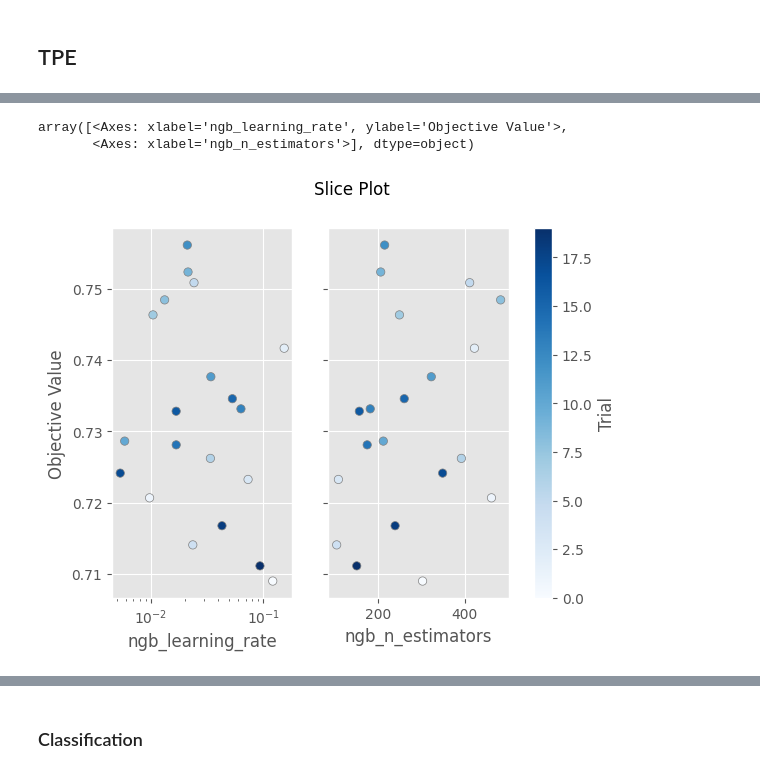
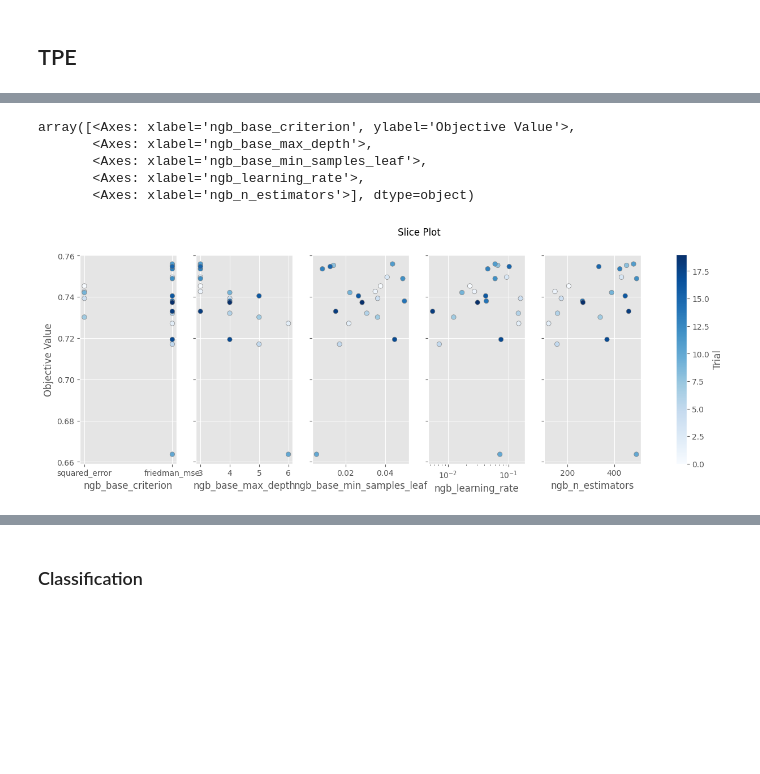
Before and after one commit to InfoAdam1998/Thesis-Project, a Jupyter notebook: ADNI-1 Notebook/model_tuning/multiclass_tuning/ngboost_tpe_tuning_analysis.ipynb, the cells around one changed output, grey strips where cells are left out. Saved outputs shown, nothing was run; the diff lists cells and outputs as text; code cells hidden in the pictures; blank space fills up the shorter version.

```diff
--- a/ADNI-1 Notebook/model_tuning/multiclass_tuning/ngboost_tpe_tuning_analysis.ipynb
+++ b/ADNI-1 Notebook/model_tuning/multiclass_tuning/ngboost_tpe_tuning_analysis.ipynb
@@ -191,12 +207,21 @@ fig = optuna.visualization.matplotlib.plot_optimization_history(study)
 # %%
 optuna.visualization.matplotlib.plot_slice(
     study,
-    params=["ngb_n_estimators", "ngb_learning_rate"],
+    params=[
+        "ngb_n_estimators",
+        "ngb_learning_rate",
+        "ngb_base_max_depth",
+        "ngb_base_criterion",
+        "ngb_base_min_samples_leaf"
+    ],
 )
 # %% [output]
-array([<Axes: xlabel='ngb_learning_rate', ylabel='Objective Value'>,
+array([<Axes: xlabel='ngb_base_criterion', ylabel='Objective Value'>,
+       <Axes: xlabel='ngb_base_max_depth'>,
+       <Axes: xlabel='ngb_base_min_samples_leaf'>,
+       <Axes: xlabel='ngb_learning_rate'>,
        <Axes: xlabel='ngb_n_estimators'>], dtype=object)
-[figure, old version]
+[figure, new version]
 # %%
 optuna.visualization.matplotlib.plot_param_importances(study)
 # %% [output]
```
Also changed, not shown: parts of 12 cells of this notebook, 15 other files.
